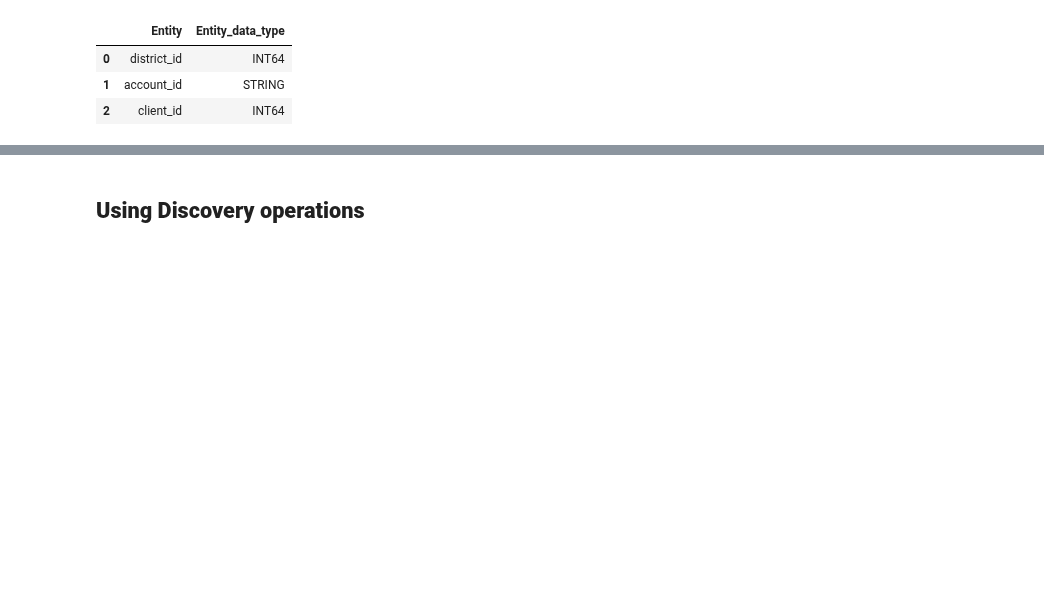
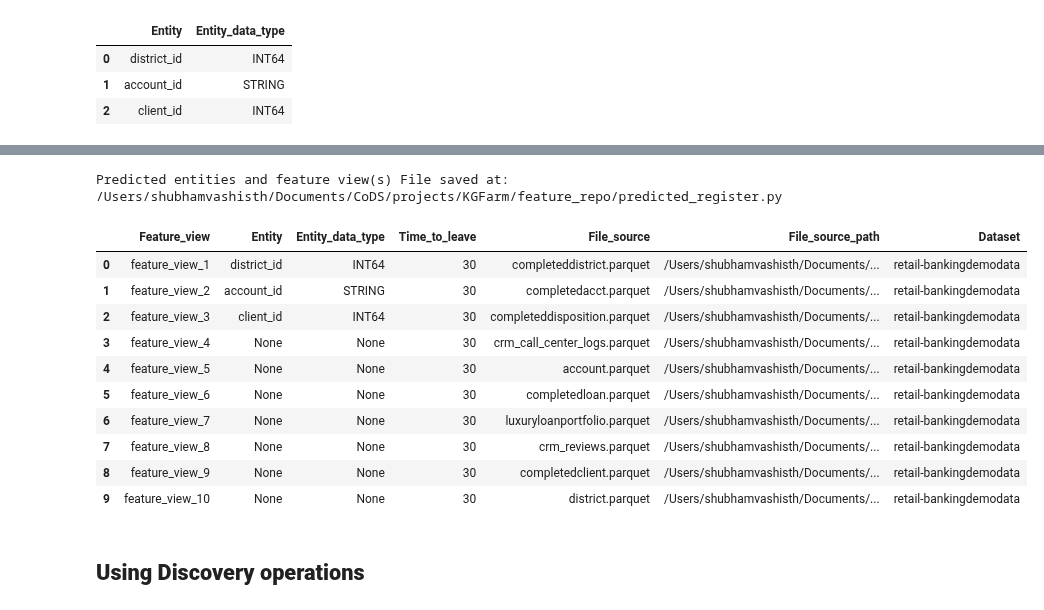
Before and after one commit to CoDS-GCS/KGFarm, a Jupyter notebook: KGFarm_notebook.ipynb, the cells around one changed output, grey strips where cells are left out. Cells and saved outputs as stored; diff of their text form; code cells hidden in the pictures; blank space fills up the shorter version.

```diff
--- a/KGFarm_notebook.ipynb
+++ b/KGFarm_notebook.ipynb
@@ -48,3 +56,18 @@ kgfarm.show_feature_views(without_entities=False)
+# %%
+kgfarm.finalize_feature_views(ttl=30, show_feature_views=True)
+# %% [output]
+Predicted entities and feature view(s) File saved at:  /Users/shubhamvashisth/Documents/CoDS/projects/KGFarm/feature_repo/predicted_register.py
+|  | Feature_view | Entity | Entity_data_type | Time_to_leave | File_source | File_source_path | Dataset |
+| 0 | feature_view_1 | district_id | INT64 | 30 | completeddistrict.parquet | /Users/shubhamvashisth/Documents/... | retail-bankingdemodata |
+| 1 | feature_view_2 | account_id | STRING | 30 | completedacct.parquet | /Users/shubhamvashisth/Documents/... | retail-bankingdemodata |
+| 2 | feature_view_3 | client_id | INT64 | 30 | completeddisposition.parquet | /Users/shubhamvashisth/Documents/... | retail-bankingdemodata |
+| 3 | feature_view_4 | None | None | 30 | crm_call_center_logs.parquet | /Users/shubhamvashisth/Documents/... | retail-bankingdemodata |
+| 4 | feature_view_5 | None | None | 30 | account.parquet | /Users/shubhamvashisth/Documents/... | retail-bankingdemodata |
+| 5 | feature_view_6 | None | None | 30 | completedloan.parquet | /Users/shubhamvashisth/Documents/... | retail-bankingdemodata |
+| 6 | feature_view_7 | None | None | 30 | luxuryloanportfolio.parquet | /Users/shubhamvashisth/Documents/... | retail-bankingdemodata |
+| 7 | feature_view_8 | None | None | 30 | crm_reviews.parquet | /Users/shubhamvashisth/Documents/... | retail-bankingdemodata |
+| 8 | feature_view_9 | None | None | 30 | completedclient.parquet | /Users/shubhamvashisth/Documents/... | retail-bankingdemodata |
+| 9 | feature_view_10 | None | None | 30 | district.parquet | /Users/shubhamvashisth/Documents/... | retail-bankingdemodata |
 # %% [markdown]
 ## **Using Discovery operations**
 # %%
```
Also changed, not shown: parts of 11 cells of this notebook.
